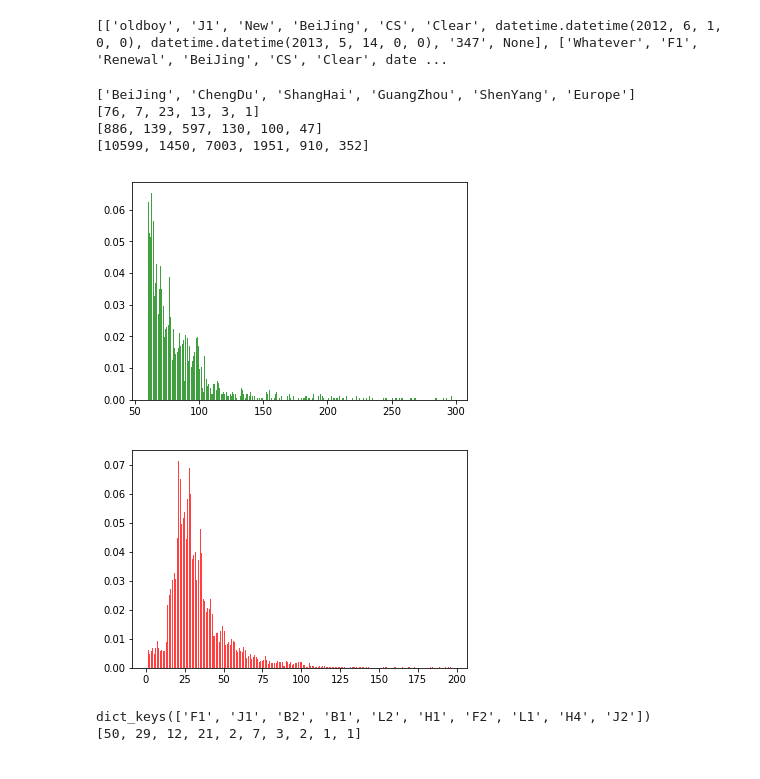
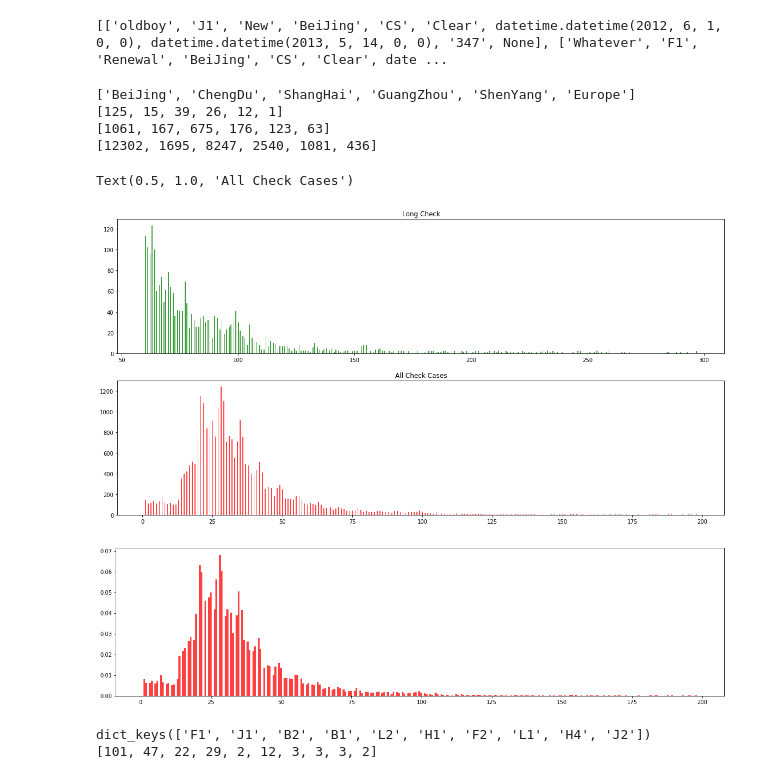
Before and after one commit to bwang40/CheckeeInfoCrawl, a Jupyter notebook: CheckeeCrawl.ipynb, the cells around one changed output. Drawn from its saved outputs; the diff is of its cells as text; code cells hidden in the pictures.

```diff
--- a/CheckeeCrawl.ipynb
+++ b/CheckeeCrawl.ipynb
@@ -14,8 +14,8 @@ import matplotlib.pyplot as plt
 # %%
 StartYear = 2008
 StartMon = 12
-EndYear = 2019
-EndMon = 3
+EndYear = 2020
+EndMon = 2
 
 #ListofTime = [] #200812 - 201903
 LinkHeader = "https://www.checkee.info/main.php?dispdate="
@@ -529,37 +545,43 @@ writer = pd.ExcelWriter(file, engine='xlsxwriter')
 df1.to_excel(writer, 'consular summary')
 writer.save()
 
-
 print(interestedconsular)
 print(consular_reject_num)
 print(consular_longcheck_num)
 print(consular_overall_case)
 # %% [output]
 ['BeiJing', 'ChengDu', 'ShangHai', 'GuangZhou', 'ShenYang', 'Europe']
-[76, 7, 23, 13, 3, 1]
-[886, 139, 597, 130, 100, 47]
-[10599, 1450, 7003, 1951, 910, 352]
+[125, 15, 39, 26, 12, 1]
+[1061, 167, 675, 176, 123, 63]
+[12302, 1695, 8247, 2540, 1081, 436]
 # %%
 # plot histogram of the checking case and longcheck case
 #finishedcase
 #longcheck
 checkdate = []
 longcheckdate = []
 
 for items in finishedcase:
     if(int(items[8])>0 and int(items[8])<200 ):
         checkdate.append(int(items[8]))
 for items in longcheck:
     if(int(items[8])>0 and int(items[8])<300 ):
         longcheckdate.append(int(items[8]))
-
-n, bins, patches = plt.hist(longcheckdate, 300, density=True, facecolor='g', alpha=0.75)
+plt.figure(figsize=(20,10))
+plt.subplot(211)
+n, bins, patches = plt.hist(longcheckdate, 600, facecolor='g', alpha=0.75)
+plt.title("Long Check")
+plt.subplot(212)
+n, bins, patches = plt.hist(checkdate, 600, facecolor='r', alpha=0.75)
+plt.title("All Check Cases")
 # %% [output]
+Text(0.5, 1.0, 'All Check Cases')
-[figure, old version]
+[figure, new version]
 # %%
+plt.figure(figsize=(20,5))
 n, bins, patches = plt.hist(checkdate, 300, density=True, facecolor='r', alpha=0.75)
 # %% [output]
-[figure, old version]
+[figure, new version]
 # %%
 #print(rejectpervisatype["H1"])
 print(rejectpervisatype.keys())
@@ -569,7 +591,7 @@ for keys in rejectpervisatype:
 print(num_sum)
 # %% [output]
 dict_keys(['F1', 'J1', 'B2', 'B1', 'L2', 'H1', 'F2', 'L1', 'H4', 'J2'])
-[50, 29, 12, 21, 2, 7, 3, 2, 1, 1]
+[101, 47, 22, 29, 2, 12, 3, 3, 3, 2]
 # %%
 f= codecs.open("dataprint_folder/H1rejected.txt","w+", "utf-8")
 for items in rejectpervisatype["H1"]:
```
Also changed, not shown: parts of 10 cells of this notebook, 14 other files.
